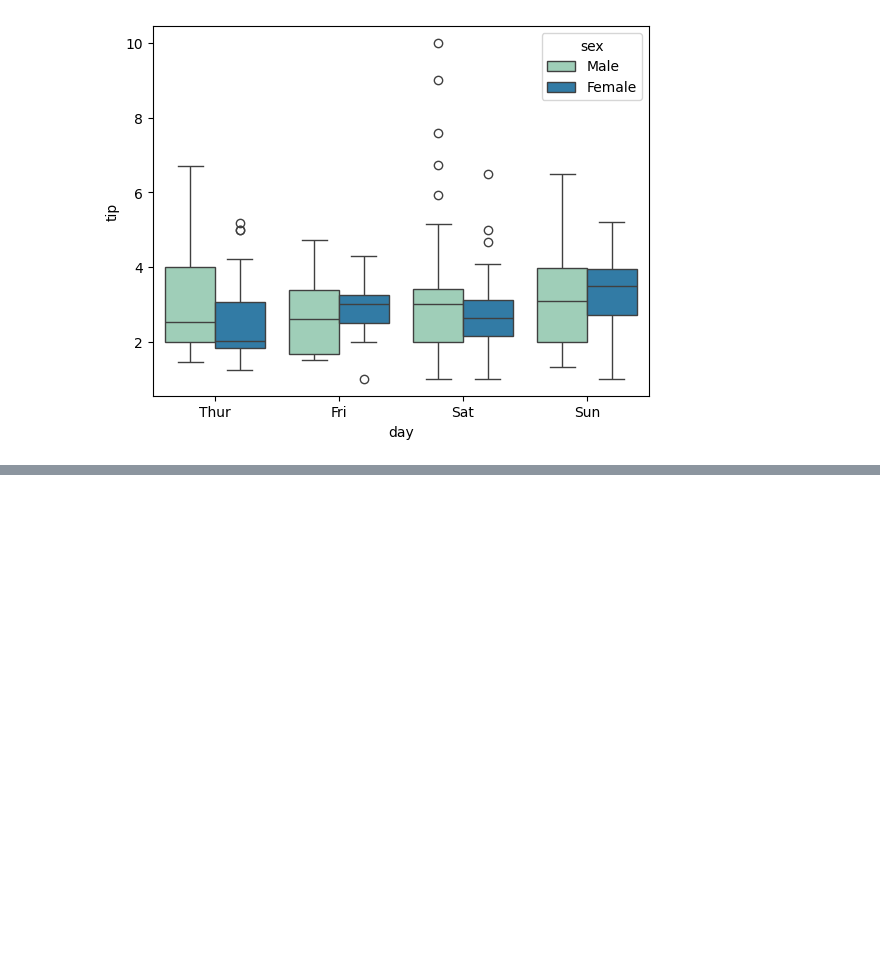
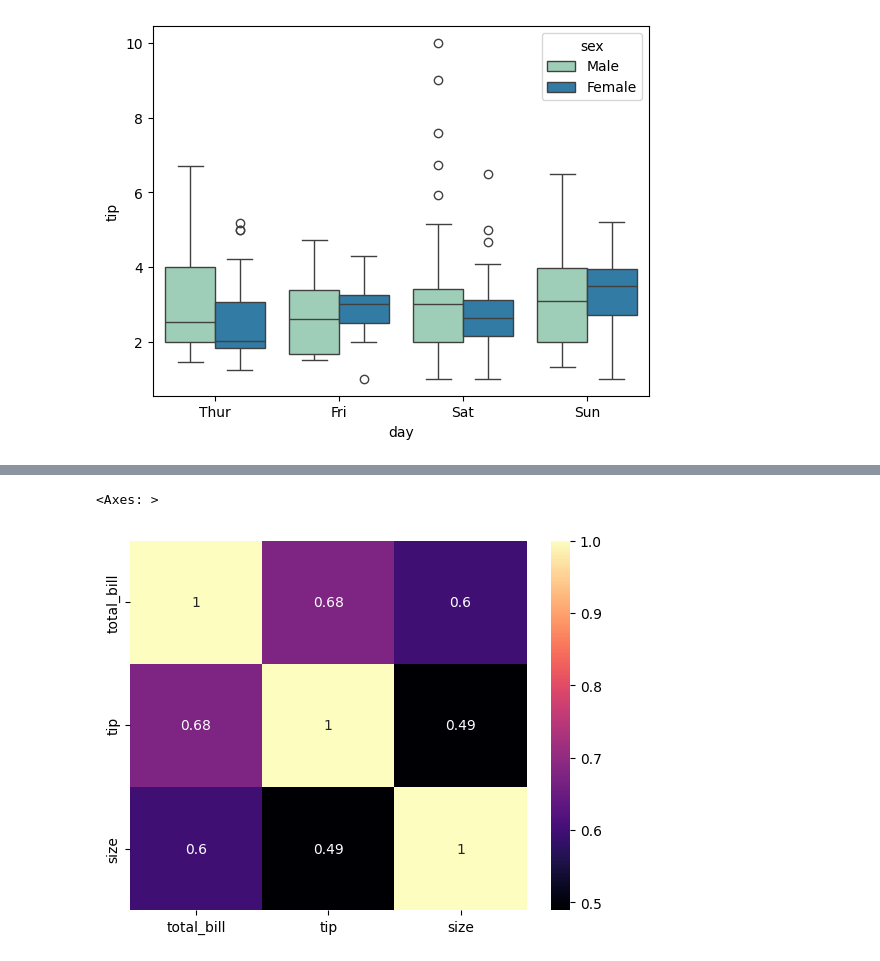
Before and after one commit to vrangr-ops/Python-for-Data, a Jupyter notebook: seaborn.ipynb, the cells around one changed output, grey strips where cells are left out. Saved outputs shown, nothing was run; the diff lists cells and outputs as text; code cells hidden in the pictures; blank space fills up the shorter version.

```diff
--- a/seaborn.ipynb
+++ b/seaborn.ipynb
@@ -129,0 +155,9 @@ sns.boxplot(x='day', y='tip', data=tips, hue='sex' , palette='YlGnBu')
+# %%
+sns.heatmap(
+    tips[["total_bill", "tip", "size"]].corr(),
+    annot=True,
+    cmap="magma"
+)
+# %% [output]
+<Axes: >
+[figure, added]
```
Also changed, not shown: parts of 3 cells of this notebook.
